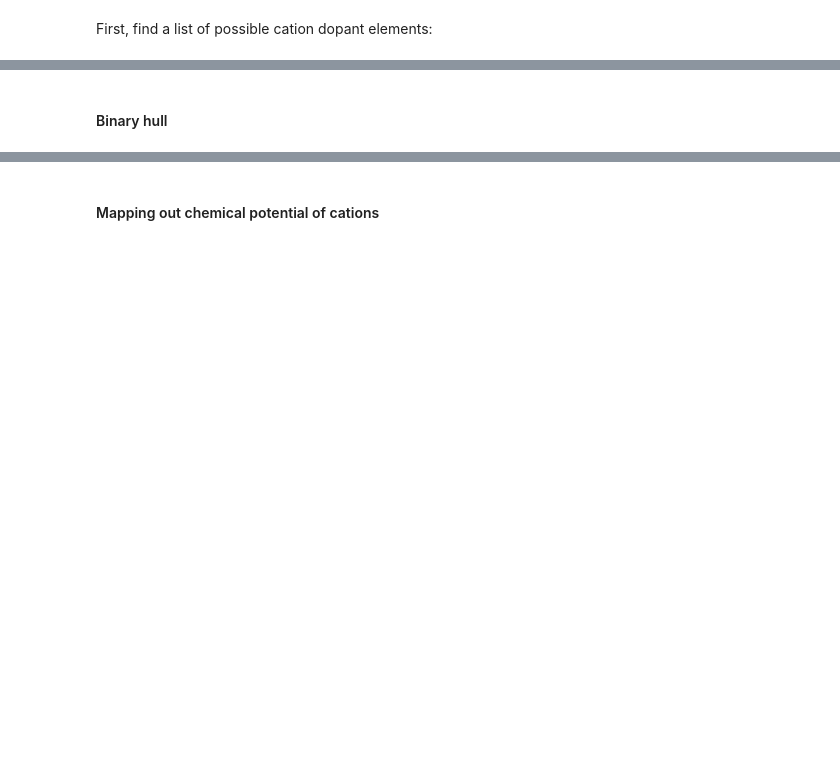
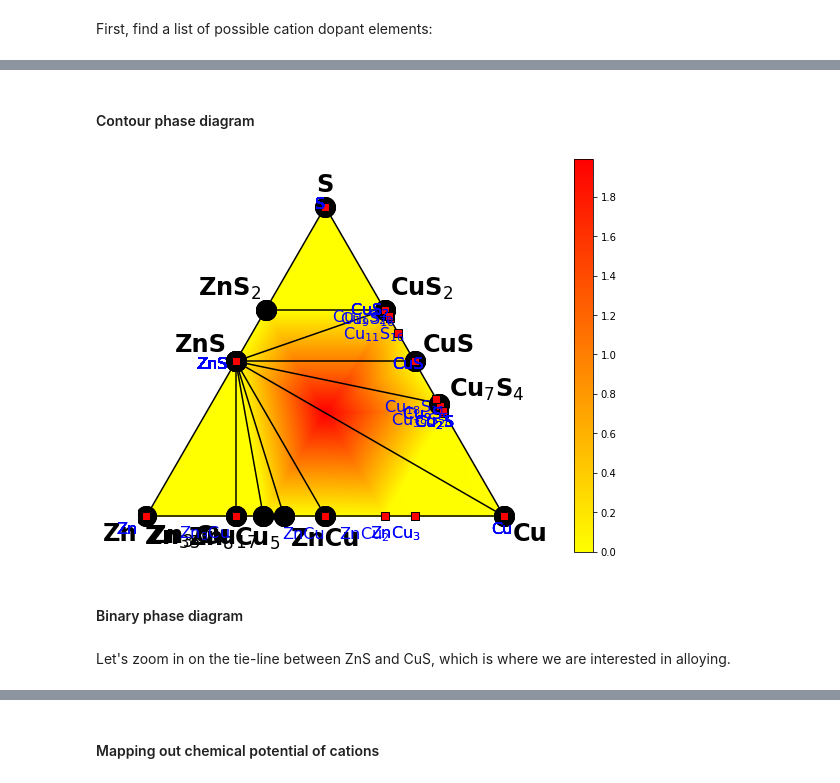
Before and after one commit to materialsproject/workshop, a Jupyter notebook: workshop/lessons/06_new_systems/06 - New Systems - filled.ipynb, the cells around one changed output, grey strips where cells are left out. Saved outputs shown, nothing was run; the diff lists cells and outputs as text; code cells hidden in the pictures; blank space fills up the shorter version.

```diff
--- a/workshop/lessons/06_new_systems/06 - New Systems - filled.ipynb
+++ b/workshop/lessons/06_new_systems/06 - New Systems - filled.ipynb
@@ -160,14 +197,23 @@ Next, let's query the MP Rester to make a table of all of the binary compounds w
 # %%
-with mpr as MPRester():
-    query = mpr.query({
-            # input query tags
-            "elements": {"$all": ["S"], "$in": possible_cation_dopants},
+with MPRester() as mpr: # YOUR API KEY GOES IN THIS FUNCTION! copy from materialsproject.org/dashboard
+    query = mpr.query(
+        {
+            # the query criteria
+            "elements": {
+                "$all": ["S"], "$in": possible_cation_dopants
+            },
             "nelements": 2,
-            "spacegroup.symbol": "F-43m"},
-
-            # output query tags
-            ["task_id", "e_above_hull", "pretty_formula", "icsd_ids"]
-             )
+            "spacegroup.symbol": "F-43m"
+        },
+        # the properties we want to return
+        [
+            "task_id",
+            "e_above_hull",
+            "pretty_formula",
+            "theoretical",
+            "spacegroup.symbol"
+        ]
+    )
 # %%
 #### if you're having problems with your internet or API key
 
@@ -184,3 +229,0 @@ Make sure this structure has the right space group
-# %%
-CuS_mpid = query[0]["task_id"]
-print(CuS_mpid)
@@ -190,3 +234,6 @@ with mpr as MPRester()
+# %%
+with MPRester() as mpr: # YOUR API KEY GOES IN THIS FUNCTION! copy from materialsproject.org/dashboard
+    CuS_structure = mpr.get_structure_by_material_id(CuS_mpid)
 # %%
 #### if you're having problems with your internet or API key
 
@@ -237,5 +254,5 @@ We can import entries in this system using the MP Rester. This gives a list of a
 # %%
-with mpr as MPRester():
+with MPRester() as mpr: # YOUR API KEY GOES IN THIS FUNCTION! copy from materialsproject.org/dashboard
     entries = mpr.get_entries_in_chemsys(['Cu', 'Zn', 'S'])
 # %%
 #### if you're having problems with your internet or API key:
@@ -252,5 +271,13 @@ plotter.show()
+# %% [markdown]
+#### Contour phase diagram
+# %%
+fig = plotter.get_contour_pd_plot()
+# %% [output]
+[figure, added]
 # %% [markdown]
-#### Binary hull
+#### Binary phase diagram
+# %% [markdown]
+Let's zoom in on the tie-line between ZnS and CuS, which is where we are interested in alloying.
 # %%
 from pymatgen import Composition
 # %%
```
Also changed, not shown: parts of 164 cells of this notebook.
